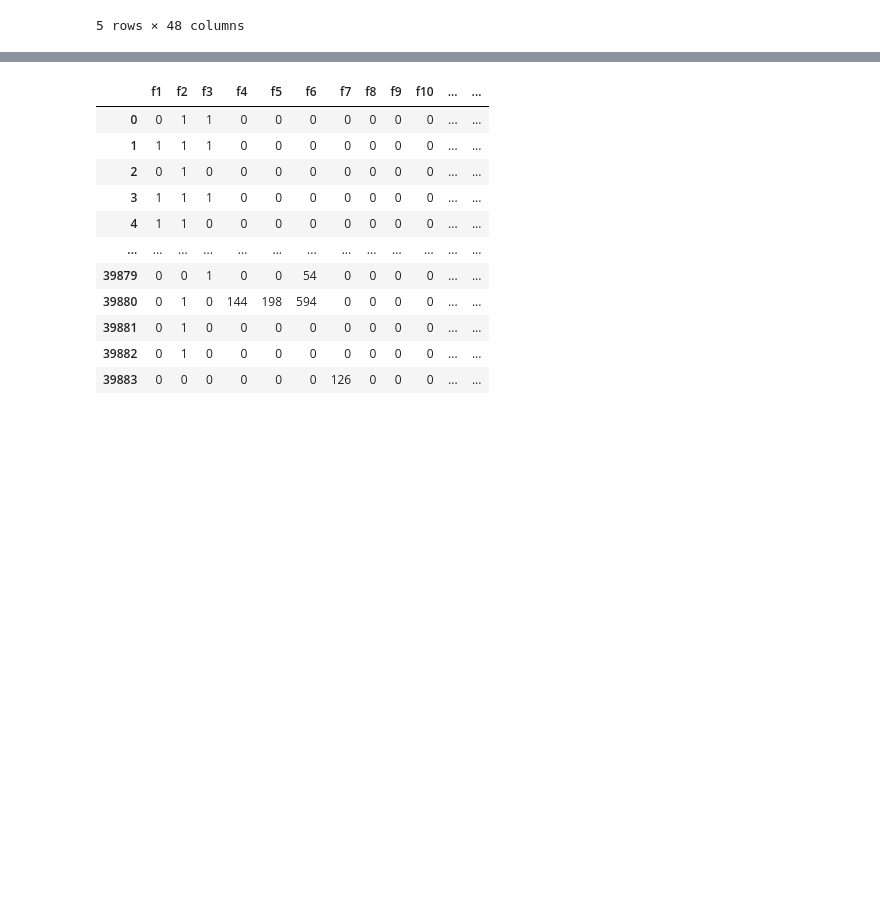
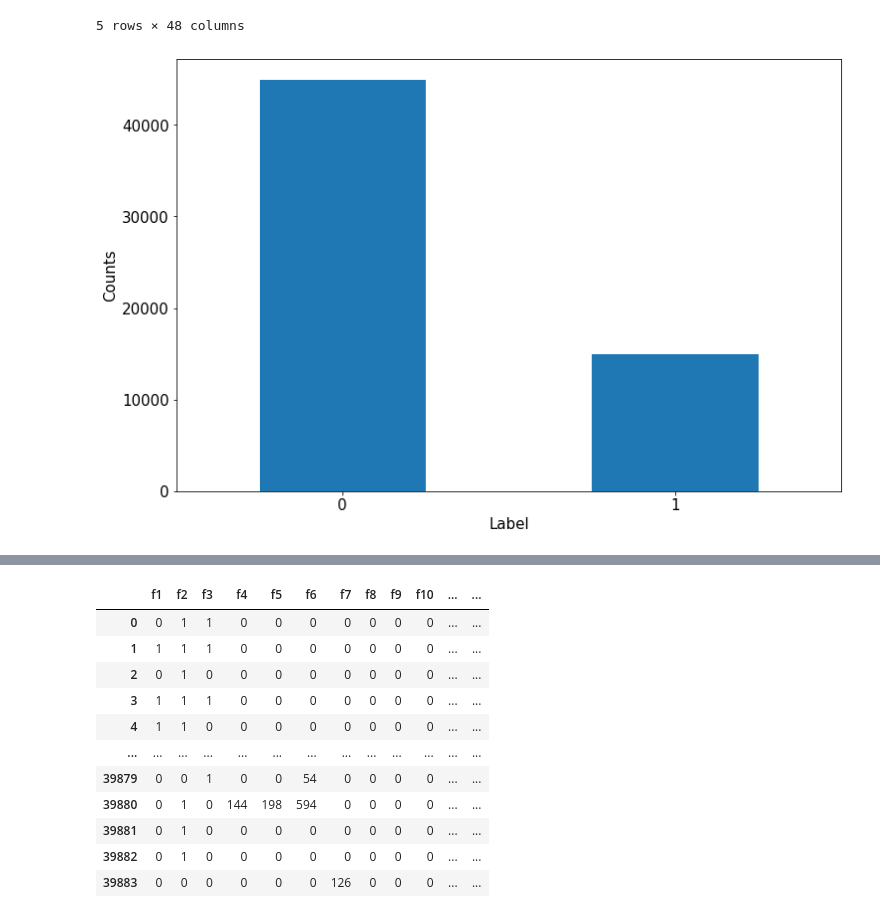
Before and after one commit to HoBeedzc/CCF-BDCI-2022-FXFZ, a Jupyter notebook: preProcess.ipynb, the cells around one changed output, grey strips where cells are left out. Cells and saved outputs as stored; diff of their text form; code cells hidden in the pictures; blank space fills up the shorter version.

```diff
--- a/preProcess.ipynb
+++ b/preProcess.ipynb
@@ -39,6 +39,14 @@ raw_data.head()
 | 3 | 53228 | 1 | 1 | low | 0 | 0 | 0 | 0 | 0 | 0 | ... | ... |
 | 4 | 56280 | 1 | 1 | mid | 9 | 51 | 294 | 0 | 0 | 0 | ... | ... |
 5 rows × 48 columns
+# %%
+# label 分布情况
+ax = raw_data['label'].value_counts().plot(kind = 'bar',figsize = (12,8),fontsize=15,rot = 0)
+ax.set_ylabel('Counts',fontsize = 15)
+ax.set_xlabel('Label',fontsize = 15)
+plt.show()
+# %% [output]
+[figure, added]
 # %%
 def data_pre_process(raw,is_train=True):
     data = raw.copy()
```
Also changed, not shown: parts of 10 cells of this notebook, 1 other file.
